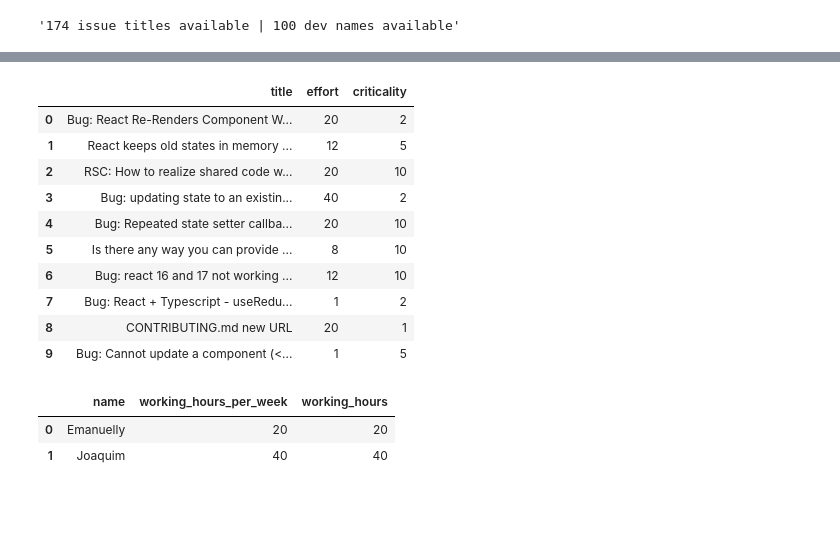
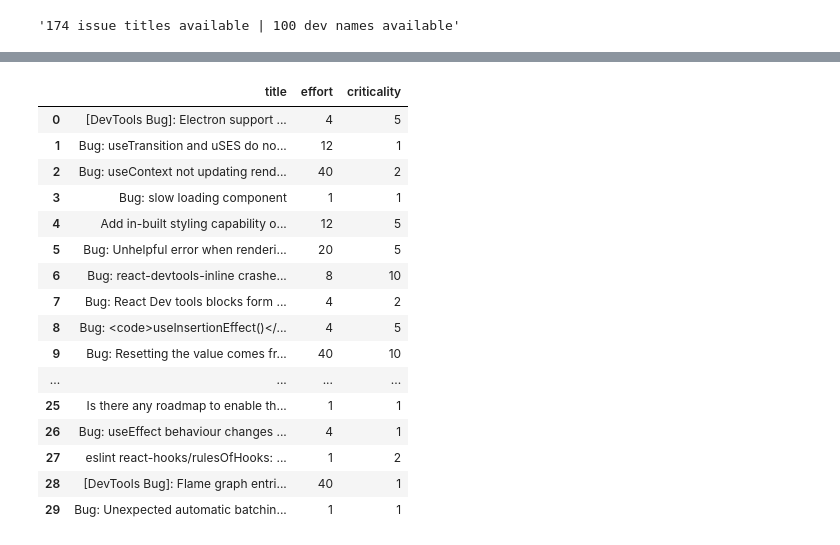
Before and after one commit to rodrigo1808/task_prioritization_optimization, a Jupyter notebook: sprint_priorization_problem_optimization.ipynb, the cells around one changed output, grey strips where cells are left out. Saved outputs shown, nothing was run; the diff lists cells and outputs as text; code cells hidden in the pictures; blank space fills up the shorter version.

Commit message:
test new scenarios

```diff
--- a/sprint_priorization_problem_optimization.ipynb
+++ b/sprint_priorization_problem_optimization.ipynb
@@ -150,20 +150,6 @@ def generate_random_issues(number_of_issues):
         )
 
     return issues
-# %%
-generate_random_issues(10)
-# %% [output]
-|  | title | effort | criticality |
-| 0 | Bug: React Re-Renders Component W... | 20 | 2 |
-| 1 | React keeps old states in memory ... | 12 | 5 |
-| 2 | RSC: How to realize shared code w... | 20 | 10 |
-| 3 | Bug: updating state to an existin... | 40 | 2 |
-| 4 | Bug: Repeated state setter callba... | 20 | 10 |
-| 5 | Is there any way you can provide ... | 8 | 10 |
-| 6 | Bug: react 16 and 17 not working ... | 12 | 10 |
-| 7 | Bug: React + Typescript - useRedu... | 1 | 2 |
-| 8 | CONTRIBUTING.md new URL | 20 | 1 |
-| 9 | Bug: Cannot update a component (<... | 1 | 5 |
 # %%
 # Generating random devs
 
@@ -185,9 +171,27 @@ def generate_random_devs(number_of_devs, number_of_weeks = 1):
 
     developers['working_hours'] = developers['working_hours_per_week'] * number_of_weeks
     return developers
-# %%
-generate_random_devs(2, 1)
-# %% [output]
-|  | name | working_hours_per_week | working_hours |
-| 0 | Emanuelly | 20 | 20 |
-| 1 | Joaquim | 40 | 40 |
+# %%
+#Random scenario: 30 issues and 5 devs
+random_issues = generate_random_issues(30)
+random_devs = generate_random_devs(5)
+# %%
+random_issues
+# %% [output]
+|  | title | effort | criticality |
+| 0 | [DevTools Bug]: Electron support ... | 4 | 5 |
+| 1 | Bug: useTransition and uSES do no... | 12 | 1 |
+| 2 | Bug: useContext not updating rend... | 40 | 2 |
+| 3 | Bug: slow loading component | 1 | 1 |
+| 4 | Add in-built styling capability o... | 12 | 5 |
+| 5 | Bug: Unhelpful error when renderi... | 20 | 5 |
+| 6 | Bug: react-devtools-inline crashe... | 8 | 10 |
+| 7 | Bug: React Dev tools blocks form ... | 4 | 2 |
+| 8 | Bug: <code>useInsertionEffect()</... | 4 | 5 |
+| 9 | Bug: Resetting the value comes fr... | 40 | 10 |
+| ... | ... | ... | ... |
+| 25 | Is there any roadmap to enable th... | 1 | 1 |
+| 26 | Bug: useEffect behaviour changes ... | 4 | 1 |
+| 27 | eslint react-hooks/rulesOfHooks: ... | 1 | 2 |
+| 28 | [DevTools Bug]: Flame graph entri... | 40 | 1 |
+| 29 | Bug: Unexpected automatic batchin... | 1 | 1 |
```
Also changed, not shown: parts of 9 cells of this notebook.
